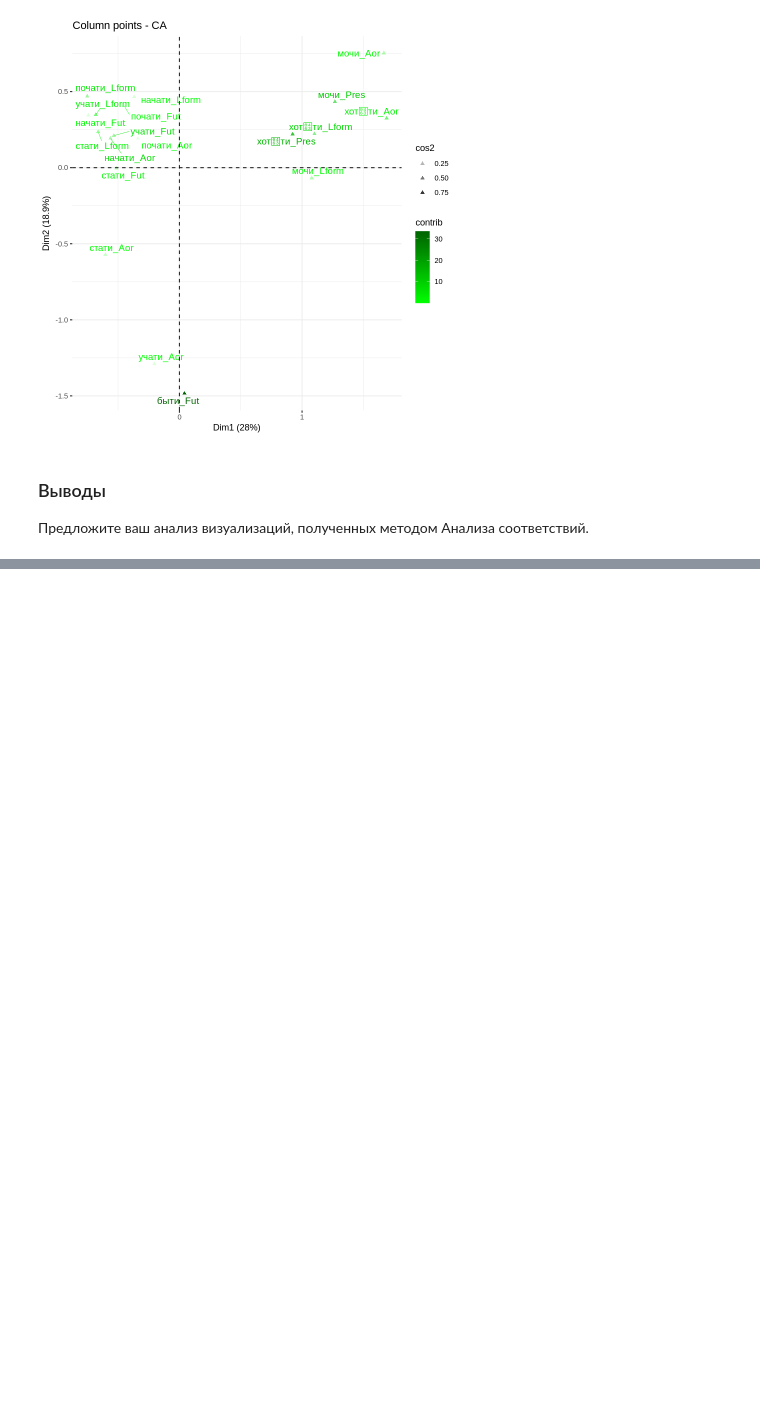
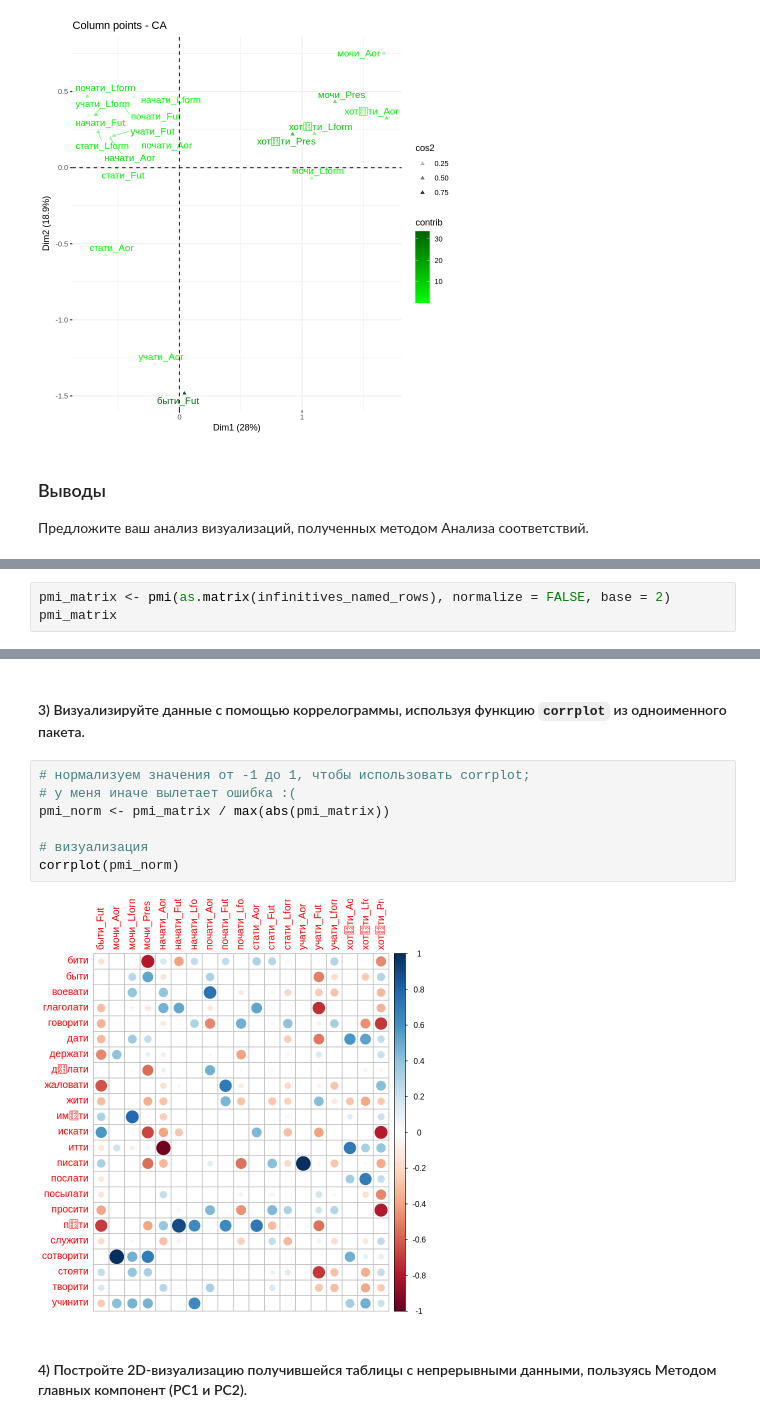
Before and after one commit to vixbi/R_TextDataAnalysis, a Jupyter notebook: HW5_Shumakova.ipynb, the cells around one changed output, grey strips where cells are left out. Cells and saved outputs as stored; diff of their text form; blank space fills up the shorter version.

```diff
--- a/HW5_Shumakova.ipynb
+++ b/HW5_Shumakova.ipynb
@@ -379,0 +378,3 @@ fviz_ca_col(ca.model, col.col = "contrib",
+# %%
+pmi_matrix <- pmi(as.matrix(infinitives_named_rows), normalize = FALSE, base = 2)
+pmi_matrix
@@ -379,0 +423,13 @@ fviz_ca_col(ca.model, col.col = "contrib",
+# %% [markdown]
+#### 3) Визуализируйте данные с помощью коррелограммы, используя функцию `corrplot` из одноименного пакета.
+# %%
+# нормализуем значения от -1 до 1, чтобы использовать corrplot;
+# у меня иначе вылетает ошибка :(
+pmi_norm <- pmi_matrix / max(abs(pmi_matrix))
+
+# визуализация
+corrplot(pmi_norm)
+# %% [output]
+[figure, added]
+# %% [markdown]
+#### 4) Постройте 2D-визуализацию получившейся таблицы с непрерывными данными, пользуясь Методом главных компонент (PC1 и PC2).
```
Also changed, not shown: parts of 14 cells of this notebook.
